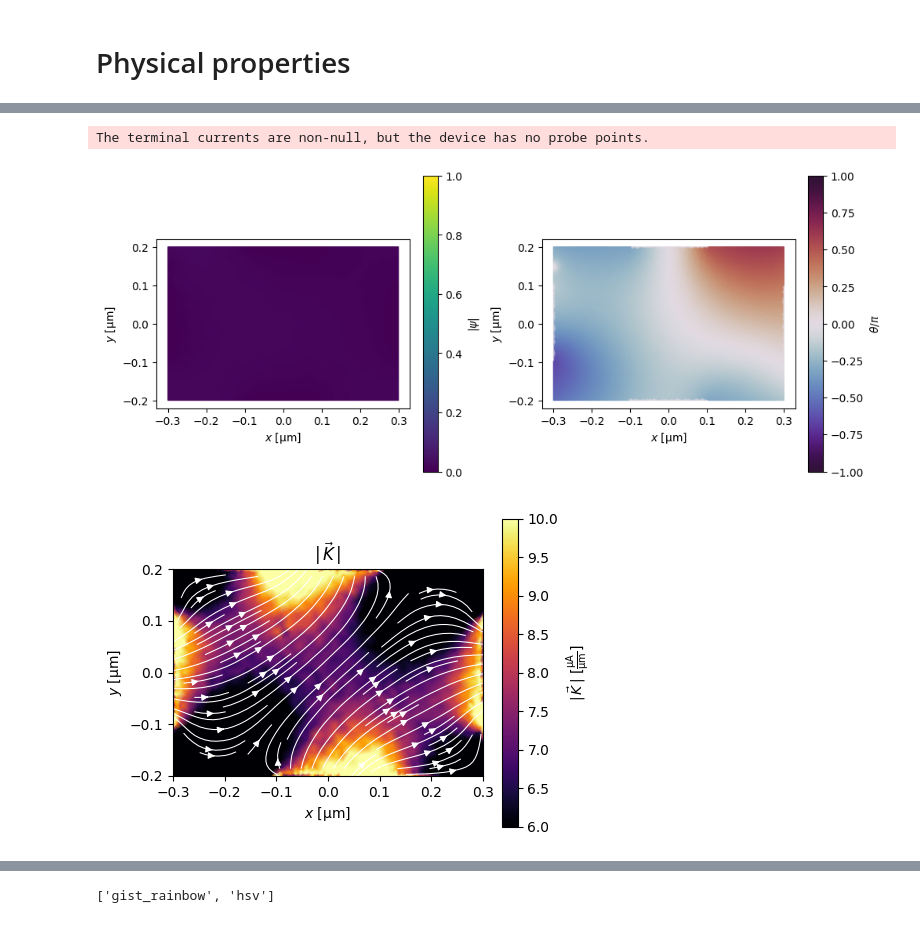
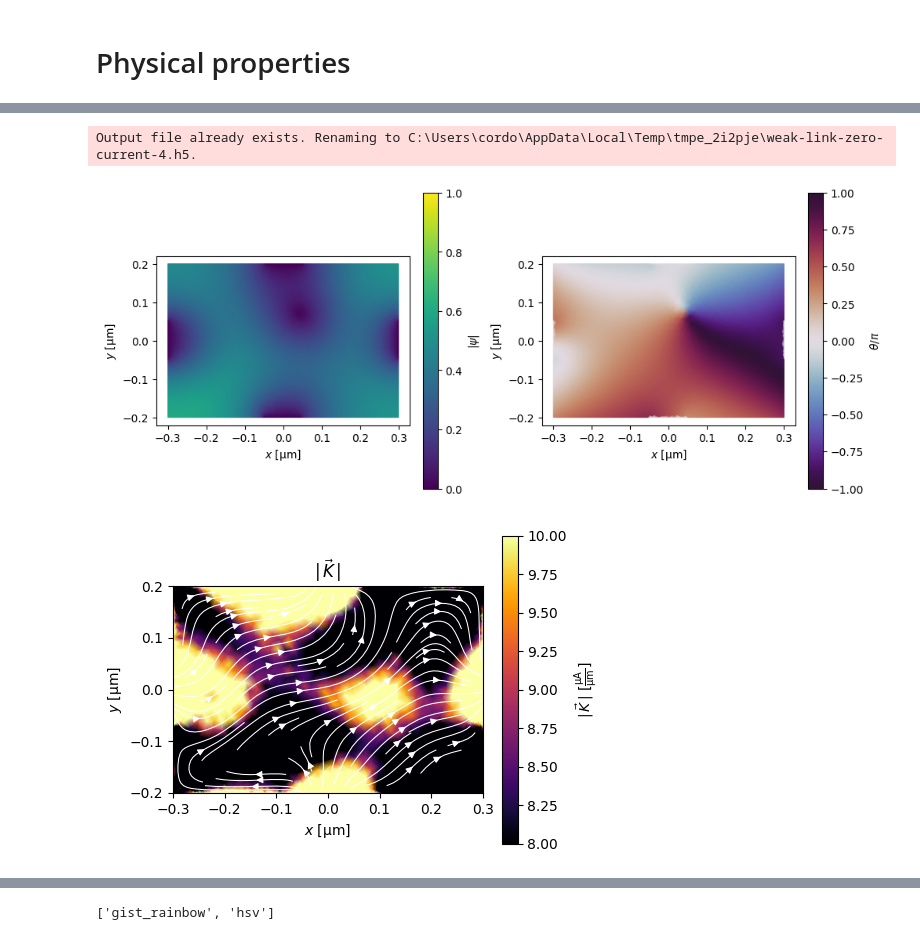
Before and after one commit to nick0413/TDGL_simulation, a Jupyter notebook: 4voltage_sources.ipynb, the cells around one changed output, grey strips where cells are left out. Drawn from its saved outputs; the diff is of its cells as text; code cells hidden in the pictures.

```diff
--- a/4voltage_sources.ipynb
+++ b/4voltage_sources.ipynb
@@ -68,10 +68,10 @@ height = 0.4
 film = tdgl.Polygon('film', points=box(width, height)).resample(401).buffer(0)
 
 
-source1 = tdgl.Polygon('source1', points=box(0.05,0.2)).translate(-width/2, 0 ).buffer(0)
-drain1 = tdgl.Polygon('drain1', points=box(0.05,0.2)).translate(width/2, 0 ).buffer(0)
-source2 = tdgl.Polygon('source2', points=box(0.2,0.05)).translate(0,-height/2 ).buffer(0)
-drain2 = tdgl.Polygon('drain2', points=box(0.2,0.05)).translate(0,height/2).buffer(0)
+source1 = tdgl.Polygon('source1', points=box(0.05,0.1)).translate(-width/2, 0 ).buffer(0)
+drain1 = tdgl.Polygon('drain1', points=box(0.05,0.1)).translate(width/2, 0 ).buffer(0)
+source2 = tdgl.Polygon('source2', points=box(0.1,0.05)).translate(0,-height/2 ).buffer(0)
+drain2 = tdgl.Polygon('drain2', points=box(0.1,0.05)).translate(0,height/2).buffer(0)
 
 
 device=tdgl.Device("2currents",
@@ -79,6 +79,7 @@ device=tdgl.Device("2currents",
 				   ,film=film
 				   ,terminals= [source1,drain1,source2,drain2]
 				   ,length_units=length_units
+				   ,probe_points=[((0, 0),(0.1,0))]
 				   )
 
 fig,ax=device.draw()
@@ -100,28 +104,28 @@ coherence_length: 1.000e-01
 # %%
 
 
 import tdgl.sources
 
 
 options = tdgl.SolverOptions(
     solve_time=300,
     output_file=os.path.join(tempdir.name, "weak-link-zero-current.h5"),
     field_units = "mT",
     current_units="uA",
 
 )
-applied_vector_potential=tdgl.sources.constant.ConstantField(15,field_units=options.field_units,length_units=device.length_units)
+applied_vector_potential=tdgl.sources.constant.ConstantField(30,field_units=options.field_units,length_units=device.length_units)
 zero_current_solution = tdgl.solve(
 	device=device,
 	options=options,
 	applied_vector_potential=applied_vector_potential,
-	terminal_currents=dict(source1=2, drain1=-2,source2=2,drain2=-2),
+	terminal_currents=dict(source1=2, drain1=-2,source2=2,drain2=-2)
 )
 fig, axes = zero_current_solution.plot_order_parameter(figsize=(10, 4))
 # %% [output]
-The terminal currents are non-null, but the device has no probe points.
+Output file already exists. Renaming to C:\Users\cordo\AppData\Local\Temp\tmpe_2i2pje\weak-link-zero-current-4.h5.
-[figure, old version]
+[figure, new version]
 # %%
-fig, ax = zero_current_solution.plot_currents(min_stream_amp=0.075, vmin=6, vmax=10)
+fig, ax = zero_current_solution.plot_currents(min_stream_amp=0.075, vmin=8, vmax=10)
 # %% [output]
-[figure, old version]
+[figure, new version]
```
Also changed, not shown: parts of 4 cells of this notebook.
